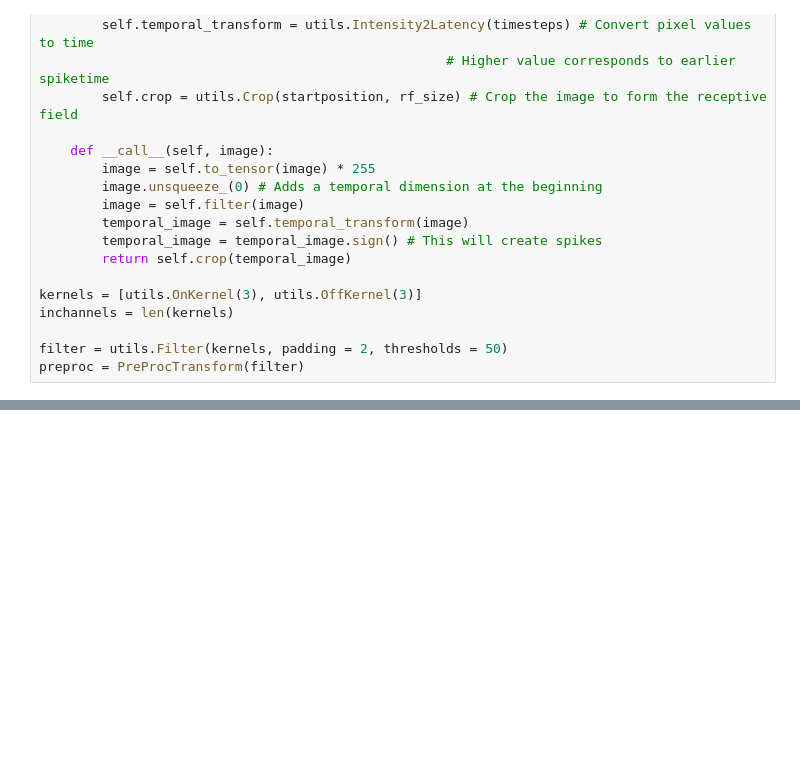
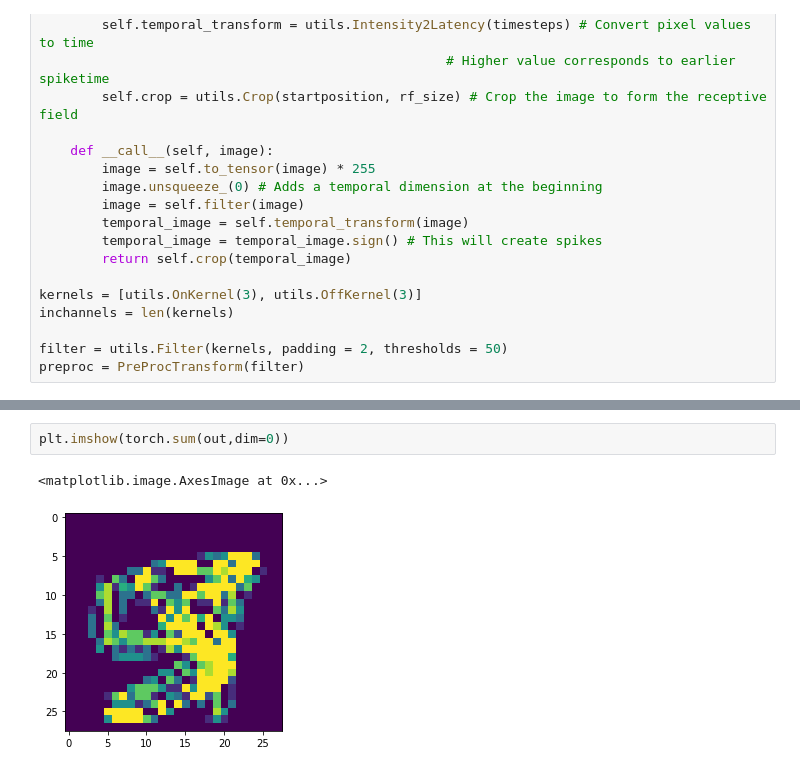
Before and after one commit to neilashm/SpykeTorch, a Jupyter notebook: SpikingHopfieldNet.ipynb, the cells around one changed output, grey strips where cells are left out. Saved outputs shown, nothing was run; the diff lists cells and outputs as text; blank space fills up the shorter version.

```diff
--- a/SpikingHopfieldNet.ipynb
+++ b/SpikingHopfieldNet.ipynb
@@ -229,0 +124,5 @@ TypeError: forward() missing 1 required positional argument: 'threshold'
+# %%
+plt.imshow(torch.sum(out,dim=0))
+# %% [output]
+<matplotlib.image.AxesImage at 0x...>
+[figure, added]
```
Also changed, not shown: parts of 13 cells of this notebook.
